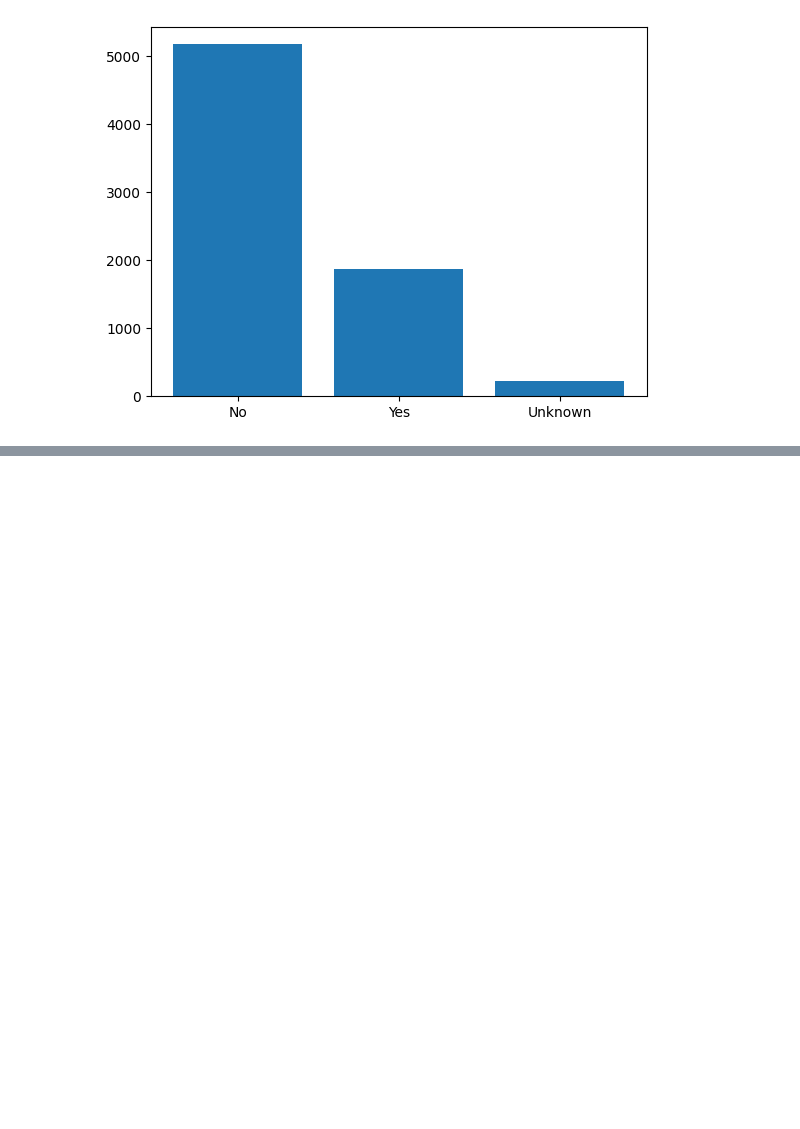
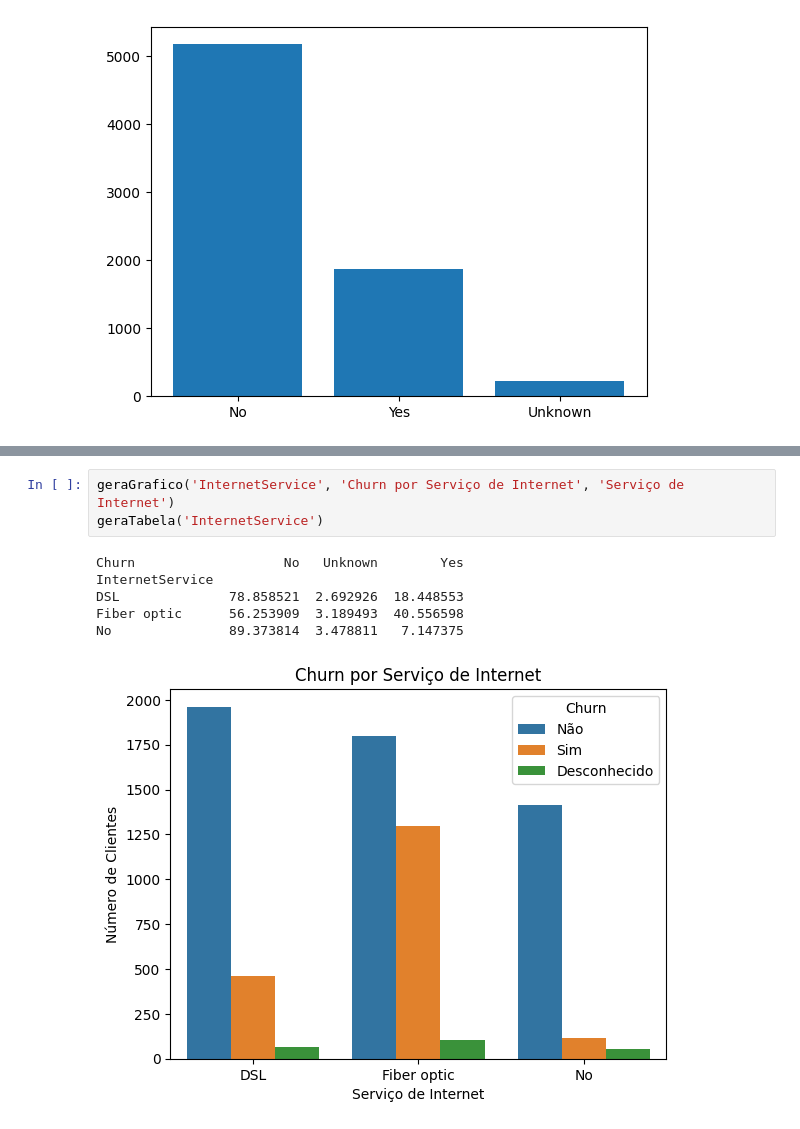
Before and after one commit to isenf/telecomx, a Jupyter notebook: Telecom_X.ipynb, the cells around one changed output, grey strips where cells are left out. Saved outputs shown, nothing was run; the diff lists cells and outputs as text; blank space fills up the shorter version.

```diff
--- a/Telecom_X.ipynb
+++ b/Telecom_X.ipynb
@@ -259,0 +310,10 @@ plt.show()
+# %%
+geraGrafico('InternetService', 'Churn por Serviço de Internet', 'Serviço de Internet')
+geraTabela('InternetService')
+# %% [output]
+Churn                   No   Unknown        Yes
+InternetService
+DSL              78.858521  2.692926  18.448553
+Fiber optic      56.253909  3.189493  40.556598
+No               89.373814  3.478811   7.147375
+[figure, added]
```
Also changed, not shown: parts of 11 cells of this notebook.
